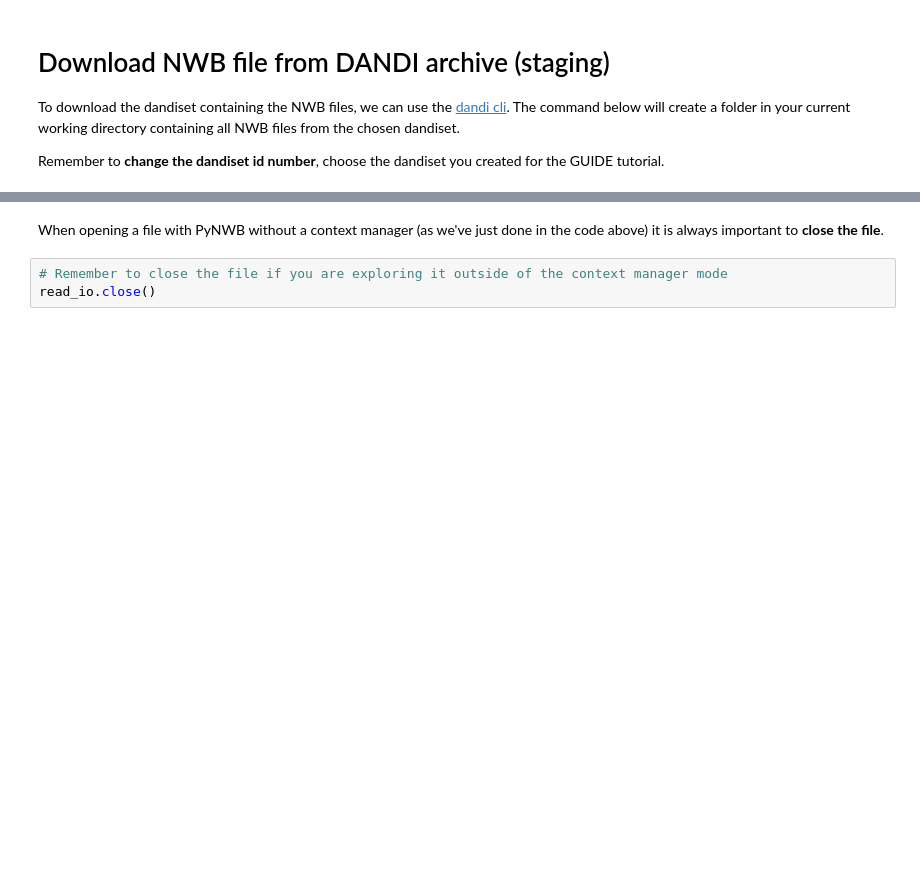
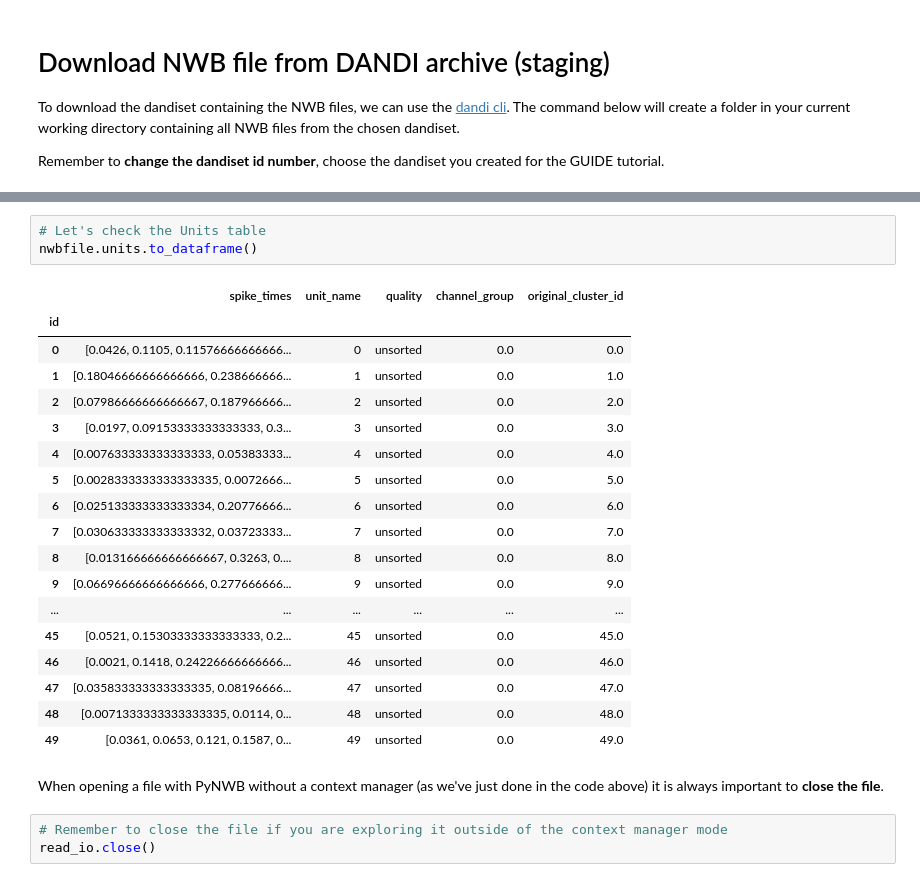
Before and after one commit to catalystneuro/stratneuro_2024, a Jupyter notebook: tutorial_pynwb/nwb_conversion_with_pynwb.ipynb, the cells around one changed output, grey strips where cells are left out. Saved outputs shown, nothing was run; the diff lists cells and outputs as text; blank space fills up the shorter version.

```diff
--- a/tutorial_pynwb/nwb_conversion_with_pynwb.ipynb
+++ b/tutorial_pynwb/nwb_conversion_with_pynwb.ipynb
@@ -42,3 +175,25 @@ nwbfile
+# %%
+# Let's check the Units table
+nwbfile.units.to_dataframe()
+# %% [output]
+|  | spike_times | unit_name | quality | channel_group | original_cluster_id |
+| id |  |  |  |  |  |
+| 0 | [0.0426, 0.1105, 0.11576666666666... | 0 | unsorted | 0.0 | 0.0 |
+| 1 | [0.18046666666666666, 0.238666666... | 1 | unsorted | 0.0 | 1.0 |
+| 2 | [0.07986666666666667, 0.187966666... | 2 | unsorted | 0.0 | 2.0 |
+| 3 | [0.0197, 0.09153333333333333, 0.3... | 3 | unsorted | 0.0 | 3.0 |
+| 4 | [0.007633333333333333, 0.05383333... | 4 | unsorted | 0.0 | 4.0 |
+| 5 | [0.0028333333333333335, 0.0072666... | 5 | unsorted | 0.0 | 5.0 |
+| 6 | [0.025133333333333334, 0.20776666... | 6 | unsorted | 0.0 | 6.0 |
+| 7 | [0.030633333333333332, 0.03723333... | 7 | unsorted | 0.0 | 7.0 |
+| 8 | [0.013166666666666667, 0.3263, 0.... | 8 | unsorted | 0.0 | 8.0 |
+| 9 | [0.06696666666666666, 0.277666666... | 9 | unsorted | 0.0 | 9.0 |
+| ... | ... | ... | ... | ... | ... |
+| 45 | [0.0521, 0.15303333333333333, 0.2... | 45 | unsorted | 0.0 | 45.0 |
+| 46 | [0.0021, 0.1418, 0.24226666666666... | 46 | unsorted | 0.0 | 46.0 |
+| 47 | [0.035833333333333335, 0.08196666... | 47 | unsorted | 0.0 | 47.0 |
+| 48 | [0.0071333333333333335, 0.0114, 0... | 48 | unsorted | 0.0 | 48.0 |
+| 49 | [0.0361, 0.0653, 0.121, 0.1587, 0... | 49 | unsorted | 0.0 | 49.0 |
 # %% [markdown]
 When opening a file with PyNWB without a context manager (as we've just done in the code above) it is always important to **close the file**.
 # %%
```
Also changed, not shown: parts of 20 cells of this notebook, 1 other file.
